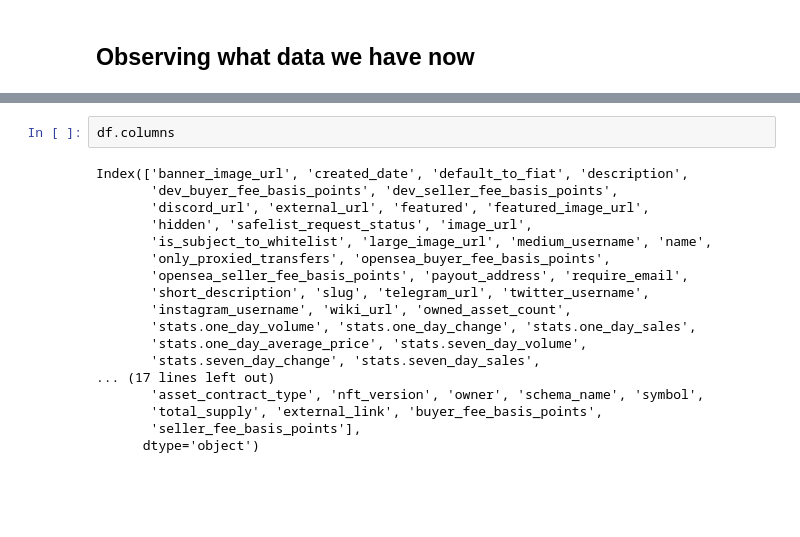
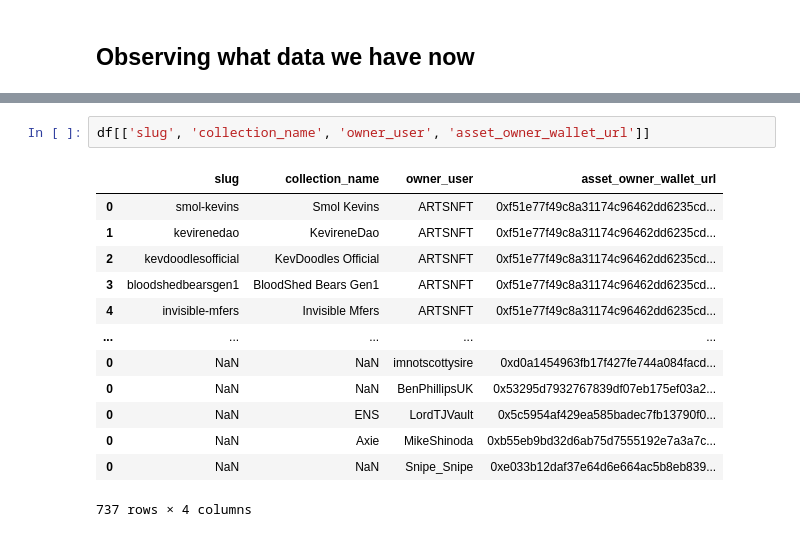
Before and after one commit to harrhall/non-fungible, a Jupyter notebook: data_collection/opensea/opensea-get-collections.ipynb, the cells around one changed output, grey strips where cells are left out. Drawn from its saved outputs; the diff is of its cells as text; blank space fills up the shorter version.

```diff
--- a/data_collection/opensea/opensea-get-collections.ipynb
+++ b/data_collection/opensea/opensea-get-collections.ipynb
@@ -281,23 +284,19 @@ df.head()
-# %%
-df.columns
-# %% [output]
-Index(['banner_image_url', 'created_date', 'default_to_fiat', 'description',
-       'dev_buyer_fee_basis_points', 'dev_seller_fee_basis_points',
-       'discord_url', 'external_url', 'featured', 'featured_image_url',
-       'hidden', 'safelist_request_status', 'image_url',
-       'is_subject_to_whitelist', 'large_image_url', 'medium_username', 'name',
-       'only_proxied_transfers', 'opensea_buyer_fee_basis_points',
-       'opensea_seller_fee_basis_points', 'payout_address', 'require_email',
-       'short_description', 'slug', 'telegram_url', 'twitter_username',
-       'instagram_username', 'wiki_url', 'owned_asset_count',
-       'stats.one_day_volume', 'stats.one_day_change', 'stats.one_day_sales',
-       'stats.one_day_average_price', 'stats.seven_day_volume',
-       'stats.seven_day_change', 'stats.seven_day_sales',
-... (17 lines left out)
-       'asset_contract_type', 'nft_version', 'owner', 'schema_name', 'symbol',
-       'total_supply', 'external_link', 'buyer_fee_basis_points',
-       'seller_fee_basis_points'],
-      dtype='object')
+# %%
+df[['slug', 'collection_name', 'owner_user', 'asset_owner_wallet_url']]
+# %% [output]
+|  | slug | collection_name | owner_user | asset_owner_wallet_url |
+| 0 | smol-kevins | Smol Kevins | ARTSNFT | 0xf51e77f49c8a31174c96462dd6235cd... |
+| 1 | kevirenedao | KevireneDao | ARTSNFT | 0xf51e77f49c8a31174c96462dd6235cd... |
+| 2 | kevdoodlesofficial | KevDoodles Official | ARTSNFT | 0xf51e77f49c8a31174c96462dd6235cd... |
+| 3 | bloodshedbearsgen1 | BloodShed Bears Gen1 | ARTSNFT | 0xf51e77f49c8a31174c96462dd6235cd... |
+| 4 | invisible-mfers | Invisible Mfers | ARTSNFT | 0xf51e77f49c8a31174c96462dd6235cd... |
+| ... | ... | ... | ... | ... |
+| 0 | NaN | NaN | imnotscottysire | 0xd0a1454963fb17f427fe744a084facd... |
+| 0 | NaN | NaN | BenPhillipsUK | 0x53295d7932767839df07eb175ef03a2... |
+| 0 | NaN | ENS | LordTJVault | 0x5c5954af429ea585badec7fb13790f0... |
+| 0 | NaN | Axie | MikeShinoda | 0xb55eb9bd32d6ab75d7555192e7a3a7c... |
+| 0 | NaN | NaN | Snipe_Snipe | 0xe033b12daf37e64d6e664ac5b8eb839... |
+737 rows × 4 columns
 # %%
 len(df['collection_name'].unique())
 # %% [output]
```
Also changed, not shown: parts of 11 cells of this notebook.
